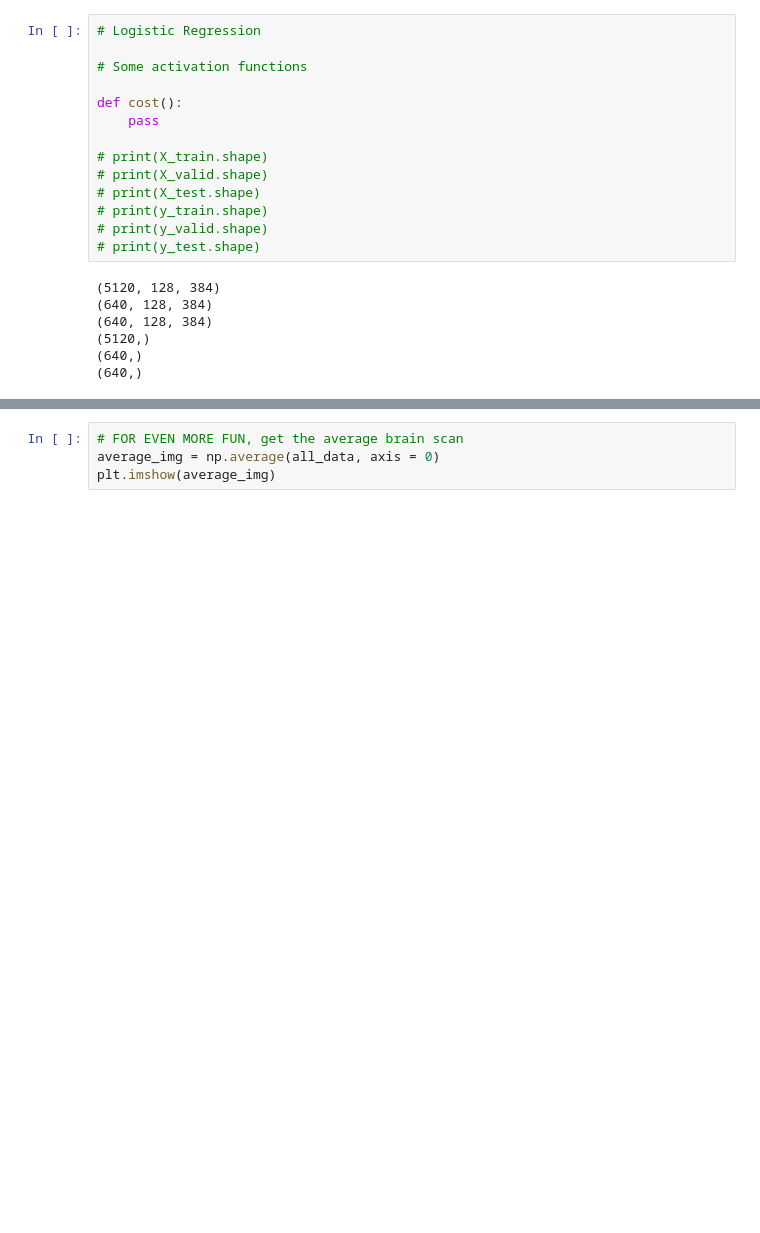
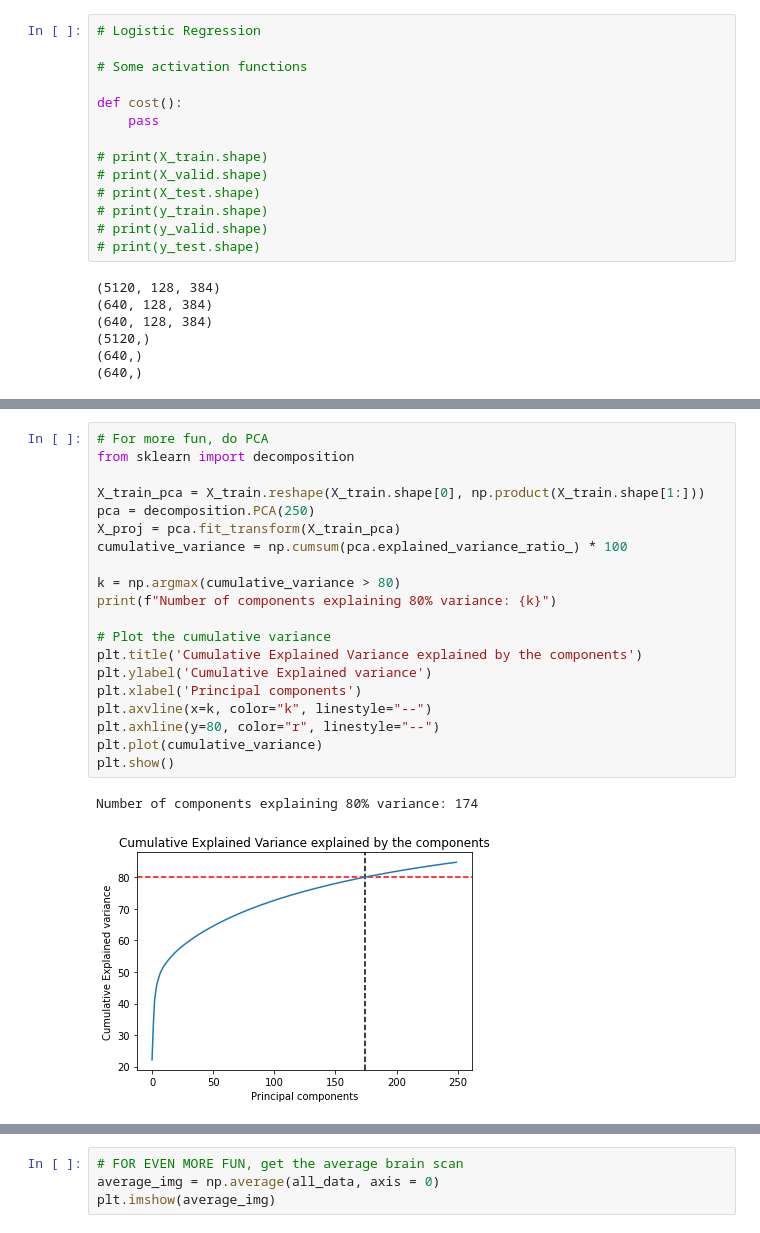
Before and after one commit to trietvuive/MRI_Alzheimer, a Jupyter notebook: notebook.ipynb, the cells around one changed output, grey strips where cells are left out. Saved outputs shown, nothing was run; the diff lists cells and outputs as text; blank space fills up the shorter version.

```diff
--- a/notebook.ipynb
+++ b/notebook.ipynb
@@ -277,0 +269,23 @@ Because we're bored, we decide to average every images and show the "average" MR
+# %%
+# For more fun, do PCA
+from sklearn import decomposition
+
+X_train_pca = X_train.reshape(X_train.shape[0], np.product(X_train.shape[1:]))
+pca = decomposition.PCA(250)
+X_proj = pca.fit_transform(X_train_pca)
+cumulative_variance = np.cumsum(pca.explained_variance_ratio_) * 100
+
+k = np.argmax(cumulative_variance > 80)
+print(f"Number of components explaining 80% variance: {k}")
+
+# Plot the cumulative variance
+plt.title('Cumulative Explained Variance explained by the components')
+plt.ylabel('Cumulative Explained variance')
+plt.xlabel('Principal components')
+plt.axvline(x=k, color="k", linestyle="--")
+plt.axhline(y=80, color="r", linestyle="--")
+plt.plot(cumulative_variance)
+plt.show()
+# %% [output]
+Number of components explaining 80% variance: 174
+[figure, added]
```
Also changed, not shown: parts of 5 cells of this notebook.
